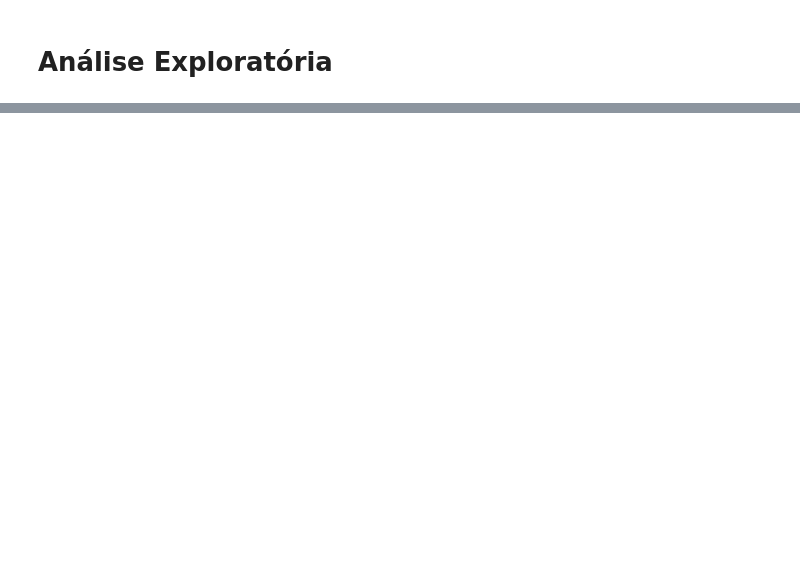
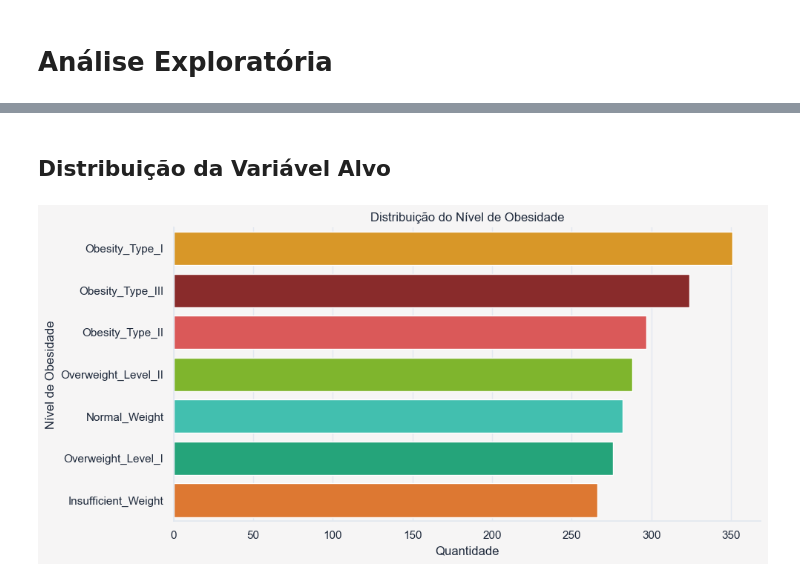
Before and after one commit to JoalysonLima/tech-challenge-fase-4-obesity-ml, a Jupyter notebook: notebooks/02_EDA.ipynb, the cells around one changed output, grey strips where cells are left out. Saved outputs shown, nothing was run; the diff lists cells and outputs as text; code cells hidden in the pictures; blank space fills up the shorter version.

```diff
--- a/notebooks/02_EDA.ipynb
+++ b/notebooks/02_EDA.ipynb
@@ -50,0 +220,24 @@ sns.set_theme(
+# %% [markdown]
+## Distribuição da Variável Alvo
+# %%
+plt.figure(figsize=(10, 5))
+
+order = df_eda["nivel_obesidade"].value_counts().index
+
+sns.countplot(
+    data=df_eda,
+    y="nivel_obesidade",
+    hue="nivel_obesidade",
+    order=order
+)
+
+plt.title("Distribuição do Nível de Obesidade")
+plt.xlabel("Quantidade")
+plt.ylabel("Nível de Obesidade")
+
+plt.savefig("../reports/figures/distribuição_obesidade.png", dpi=300, bbox_inches="tight", pad_inches=0.3)
+
+plt.tight_layout()
+plt.show()
+# %% [output]
+[figure, added]
```
Also changed, not shown: parts of 51 cells of this notebook, 16 other files.
